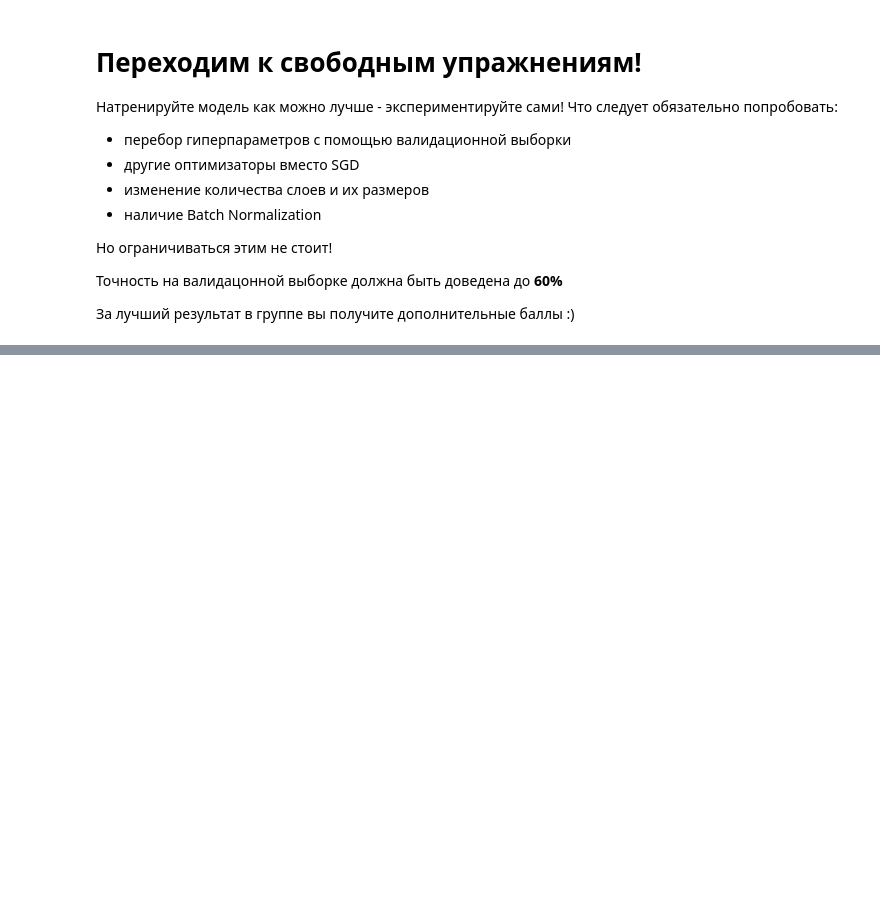
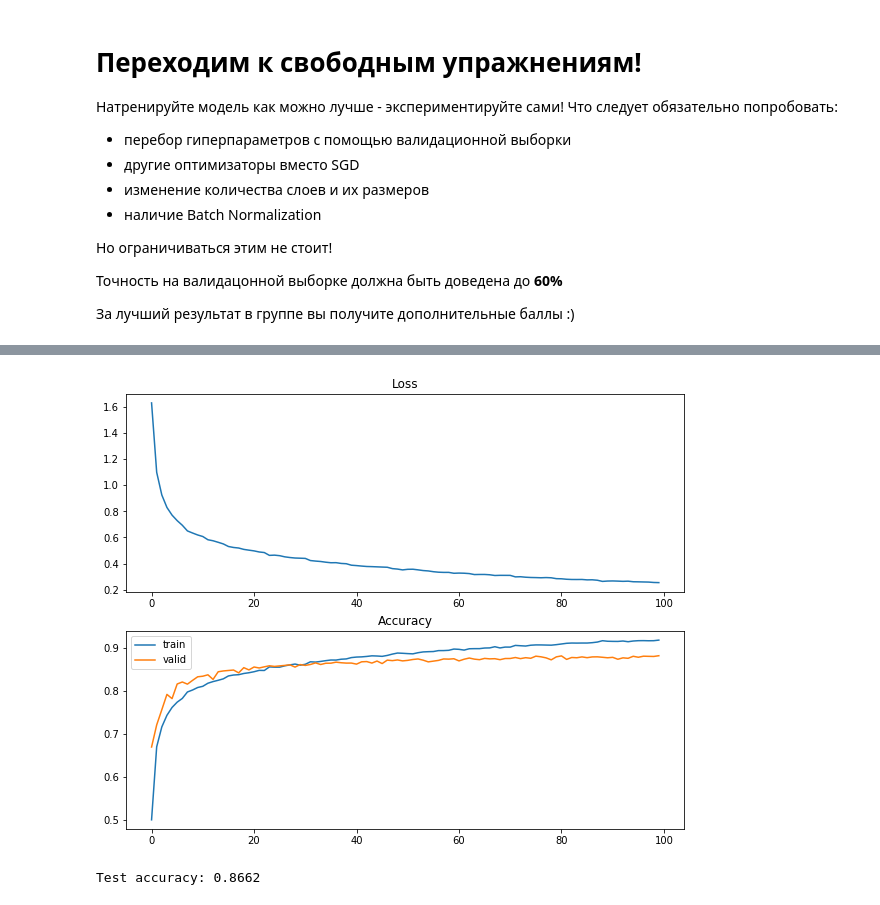
Before and after one commit to mike-chesnokov/dlcourse_ai, a Jupyter notebook: assignments/assignment2/PyTorch.ipynb, the cells around one changed output, grey strips where cells are left out. Cells and saved outputs as stored; diff of their text form; code cells hidden in the pictures; blank space fills up the shorter version.

```diff
--- a/assignments/assignment2/PyTorch.ipynb
+++ b/assignments/assignment2/PyTorch.ipynb
@@ -1011,0 +1197,24 @@ print("Test accuracy: %2.4f" % test_accuracy)
+# %%
+%%time
+# Experiment here!
+nn_model = nn.Sequential(
+            Flattener(),
+            nn.Linear(3*32*32, 512),
+            nn.ReLU(inplace=True),
+            nn.BatchNorm1d(512),
+            nn.Dropout(p=0.2),
+            nn.Linear(512, 128),
+            nn.ReLU(inplace=True),
+            nn.BatchNorm1d(128),
+            nn.Dropout(p=0.2),
+            nn.Linear(128, 10),
+)
+nn_model.cuda()
+loss = nn.CrossEntropyLoss().type(torch.FloatTensor)
+#optimizer = optim.SGD(nn_model.parameters(), lr=1e-3, weight_decay=1e-1, momentum=0.9, nesterov=True)
+optimizer = optim.Adam(nn_model.parameters(), lr=1e-4, weight_decay=1e-4)
+lr_scheduler = optim.lr_scheduler.StepLR(optimizer, step_size=8, gamma=0.9)
+#lr_lambda = lambda x: 0.5**(x//2)
+#lr_scheduler = optim.lr_scheduler.LambdaLR(optimizer, lr_lambda=lr_lambda)
+loss_history, train_history, val_history = train_model(nn_model, train_loader, val_loader, loss,
+                                                       optimizer, 100, lr_scheduler, True)
@@ -1011,0 +1239,18 @@ print("Test accuracy: %2.4f" % test_accuracy)
+# %%
+fig, ax = plt.subplots(nrows=2, ncols=1, figsize=(10,8))
+ax[0].plot(loss_history)
+ax[1].plot(train_history, label='train')
+ax[1].plot(val_history, label='valid')
+ax[0].set_title('Loss')
+ax[1].set_title('Accuracy')
+plt.legend()
+plt.show()
+# %% [output]
+[figure, added]
+# %%
+# Как всегда, в конце проверяем на test set
+test_loader = torch.utils.data.DataLoader(data_test, batch_size=batch_size, num_workers=8)
+test_accuracy = compute_accuracy(nn_model, test_loader, True)
+print("Test accuracy: %2.4f" % test_accuracy)
+# %% [output]
+Test accuracy: 0.8662
```
Also changed, not shown: parts of 26 cells of this notebook.
